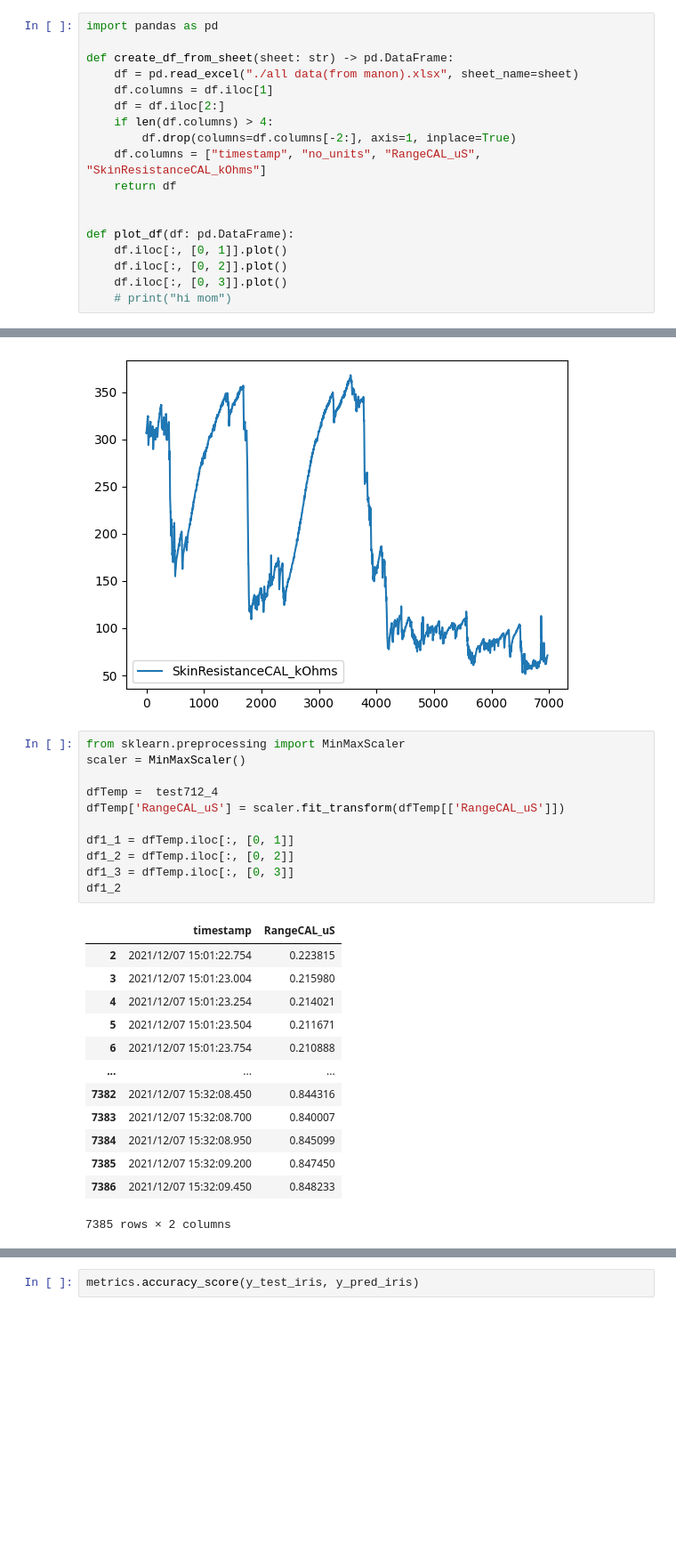
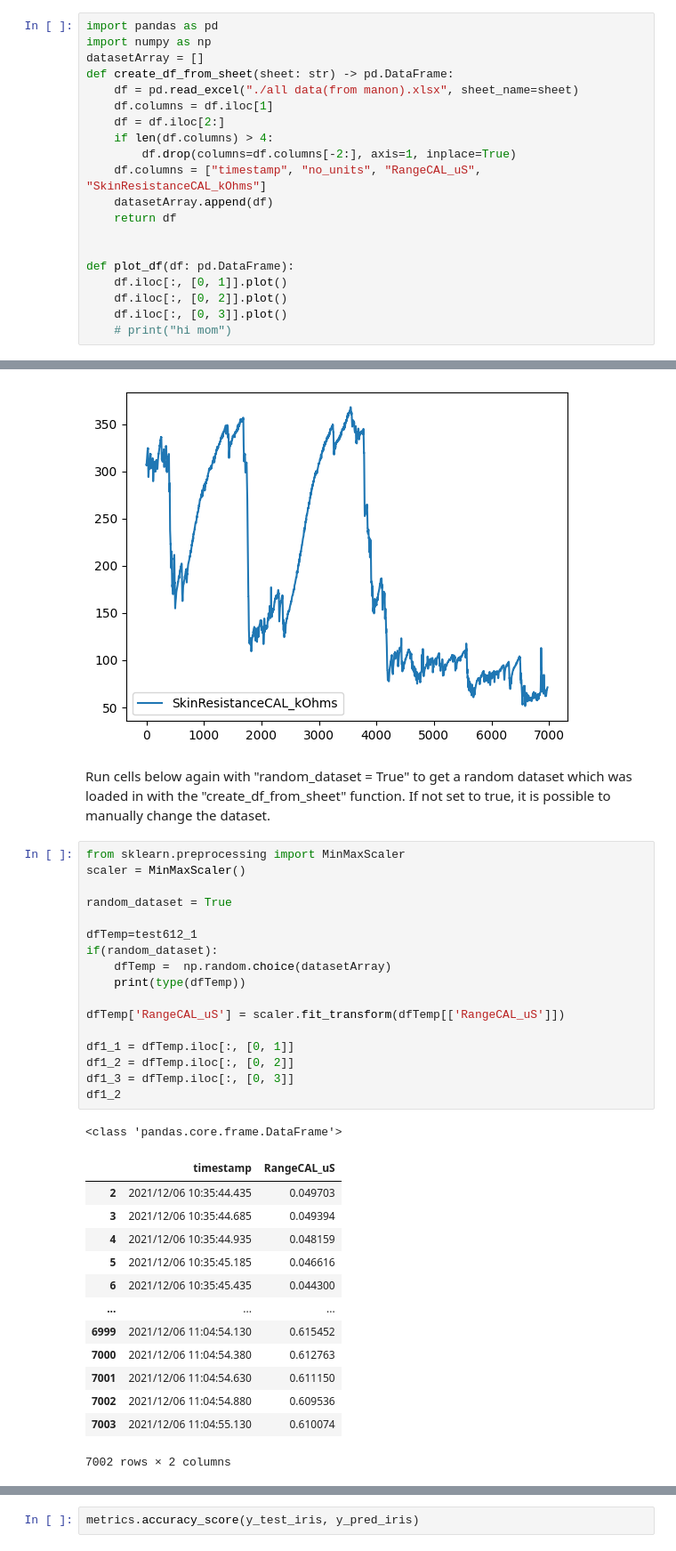
Before and after one commit to Inn0/STP1StressVisualisation, a Jupyter notebook: StressThreshold.ipynb, the cells around one changed output, grey strips where cells are left out. Shown at 89% size. Cells and saved outputs as stored; diff of their text form; blank space fills up the shorter version.

```diff
--- a/StressThreshold.ipynb
+++ b/StressThreshold.ipynb
@@ -1,6 +1,7 @@
 # %%
 import pandas as pd
-
+import numpy as np
+datasetArray = []
 def create_df_from_sheet(sheet: str) -> pd.DataFrame:
     df = pd.read_excel("./all data(from manon).xlsx", sheet_name=sheet)
     df.columns = df.iloc[1]
@@ -8,6 +9,7 @@ def create_df_from_sheet(sheet: str) -> pd.DataFrame:
     if len(df.columns) > 4:
         df.drop(columns=df.columns[-2:], axis=1, inplace=True)
     df.columns = ["timestamp", "no_units", "RangeCAL_uS", "SkinResistanceCAL_kOhms"]
+    datasetArray.append(df)
     return df
 
 
@@ -121,31 +123,40 @@ plot_df(test712_8)
 [figure]
 [figure]
 [figure]
+# %% [markdown]
+Run cells below again with "random_dataset = True" to get a random dataset which was loaded in with the "create_df_from_sheet" function. If not set to true, it is possible to manually change the dataset.
 # %%
 from sklearn.preprocessing import MinMaxScaler
 scaler = MinMaxScaler()
 
-dfTemp =  test712_4
+random_dataset = True
+
+dfTemp=test612_1
+if(random_dataset):
+    dfTemp =  np.random.choice(datasetArray)
+    print(type(dfTemp))
+
 dfTemp['RangeCAL_uS'] = scaler.fit_transform(dfTemp[['RangeCAL_uS']])
 
 df1_1 = dfTemp.iloc[:, [0, 1]]
 df1_2 = dfTemp.iloc[:, [0, 2]]
 df1_3 = dfTemp.iloc[:, [0, 3]]
 df1_2
 # %% [output]
+<class 'pandas.core.frame.DataFrame'>
 |  | timestamp | RangeCAL_uS |
-| 2 | 2021/12/07 15:01:22.754 | 0.223815 |
-| 3 | 2021/12/07 15:01:23.004 | 0.215980 |
-| 4 | 2021/12/07 15:01:23.254 | 0.214021 |
-| 5 | 2021/12/07 15:01:23.504 | 0.211671 |
-| 6 | 2021/12/07 15:01:23.754 | 0.210888 |
+| 2 | 2021/12/06 10:35:44.435 | 0.049703 |
+| 3 | 2021/12/06 10:35:44.685 | 0.049394 |
+| 4 | 2021/12/06 10:35:44.935 | 0.048159 |
+| 5 | 2021/12/06 10:35:45.185 | 0.046616 |
+| 6 | 2021/12/06 10:35:45.435 | 0.044300 |
 | ... | ... | ... |
-| 7382 | 2021/12/07 15:32:08.450 | 0.844316 |
-| 7383 | 2021/12/07 15:32:08.700 | 0.840007 |
-| 7384 | 2021/12/07 15:32:08.950 | 0.845099 |
-| 7385 | 2021/12/07 15:32:09.200 | 0.847450 |
-| 7386 | 2021/12/07 15:32:09.450 | 0.848233 |
+| 6999 | 2021/12/06 11:04:54.130 | 0.615452 |
+| 7000 | 2021/12/06 11:04:54.380 | 0.612763 |
+| 7001 | 2021/12/06 11:04:54.630 | 0.611150 |
+| 7002 | 2021/12/06 11:04:54.880 | 0.609536 |
+| 7003 | 2021/12/06 11:04:55.130 | 0.610074 |
-7385 rows × 2 columns
+7002 rows × 2 columns
 # %%
 
 df1_2.info()
```
Also changed, not shown: parts of 5 cells of this notebook.
